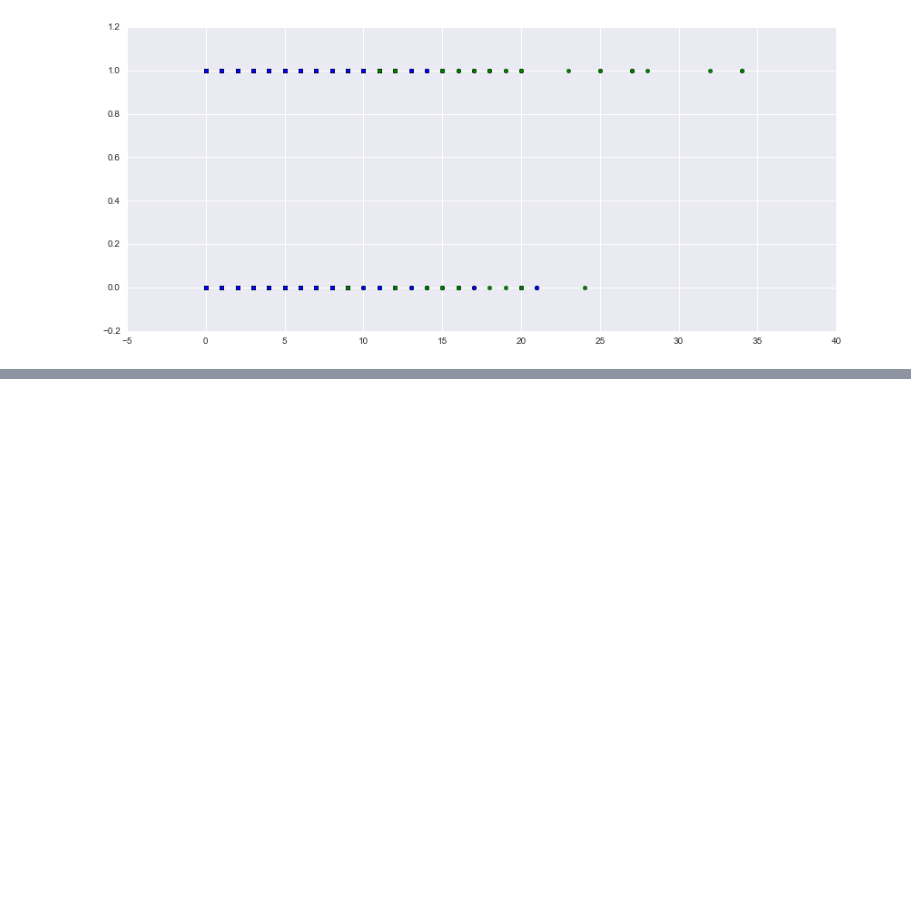
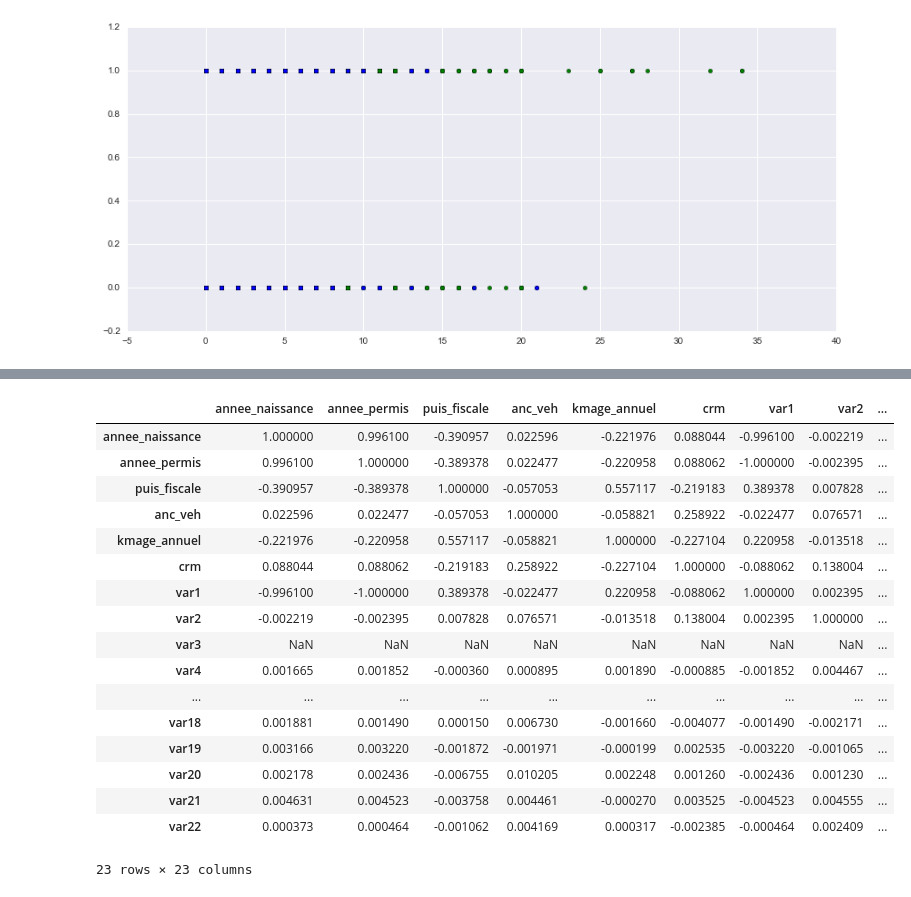
Before and after one commit to demidovakatya/competitions, a Jupyter notebook: eda_correlations.ipynb, the cells around one changed output, grey strips where cells are left out. Saved outputs shown, nothing was run; the diff lists cells and outputs as text; code cells hidden in the pictures; blank space fills up the shorter version.

```diff
--- a/eda_correlations.ipynb
+++ b/eda_correlations.ipynb
@@ -693,0 +728,21 @@ plt.scatter(X_test.var19, X_test.var20);
+# %%
+df_272.corr()
+# %% [output]
+|  | annee_naissance | annee_permis | puis_fiscale | anc_veh | kmage_annuel | crm | var1 | var2 | ... |
+| annee_naissance | 1.000000 | 0.996100 | -0.390957 | 0.022596 | -0.221976 | 0.088044 | -0.996100 | -0.002219 | ... |
+| annee_permis | 0.996100 | 1.000000 | -0.389378 | 0.022477 | -0.220958 | 0.088062 | -1.000000 | -0.002395 | ... |
+| puis_fiscale | -0.390957 | -0.389378 | 1.000000 | -0.057053 | 0.557117 | -0.219183 | 0.389378 | 0.007828 | ... |
+| anc_veh | 0.022596 | 0.022477 | -0.057053 | 1.000000 | -0.058821 | 0.258922 | -0.022477 | 0.076571 | ... |
+| kmage_annuel | -0.221976 | -0.220958 | 0.557117 | -0.058821 | 1.000000 | -0.227104 | 0.220958 | -0.013518 | ... |
+| crm | 0.088044 | 0.088062 | -0.219183 | 0.258922 | -0.227104 | 1.000000 | -0.088062 | 0.138004 | ... |
+| var1 | -0.996100 | -1.000000 | 0.389378 | -0.022477 | 0.220958 | -0.088062 | 1.000000 | 0.002395 | ... |
+| var2 | -0.002219 | -0.002395 | 0.007828 | 0.076571 | -0.013518 | 0.138004 | 0.002395 | 1.000000 | ... |
+| var3 | NaN | NaN | NaN | NaN | NaN | NaN | NaN | NaN | ... |
+| var4 | 0.001665 | 0.001852 | -0.000360 | 0.000895 | 0.001890 | -0.000885 | -0.001852 | 0.004467 | ... |
+| ... | ... | ... | ... | ... | ... | ... | ... | ... | ... |
+| var18 | 0.001881 | 0.001490 | 0.000150 | 0.006730 | -0.001660 | -0.004077 | -0.001490 | -0.002171 | ... |
+| var19 | 0.003166 | 0.003220 | -0.001872 | -0.001971 | -0.000199 | 0.002535 | -0.003220 | -0.001065 | ... |
+| var20 | 0.002178 | 0.002436 | -0.006755 | 0.010205 | 0.002248 | 0.001260 | -0.002436 | 0.001230 | ... |
+| var21 | 0.004631 | 0.004523 | -0.003758 | 0.004461 | -0.000270 | 0.003525 | -0.004523 | 0.004555 | ... |
+| var22 | 0.000373 | 0.000464 | -0.001062 | 0.004169 | 0.000317 | -0.002385 | -0.000464 | 0.002409 | ... |
+23 rows × 23 columns
```
Also changed, not shown: parts of 4 cells of this notebook.
